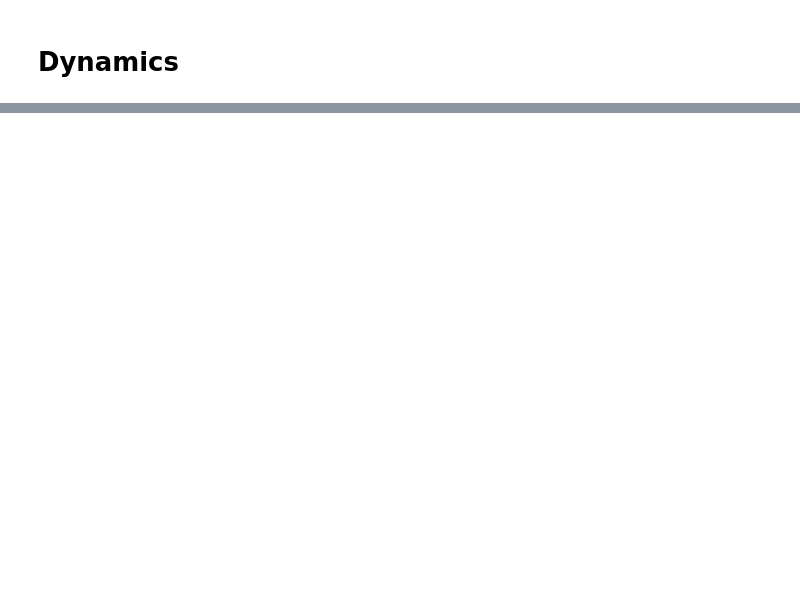
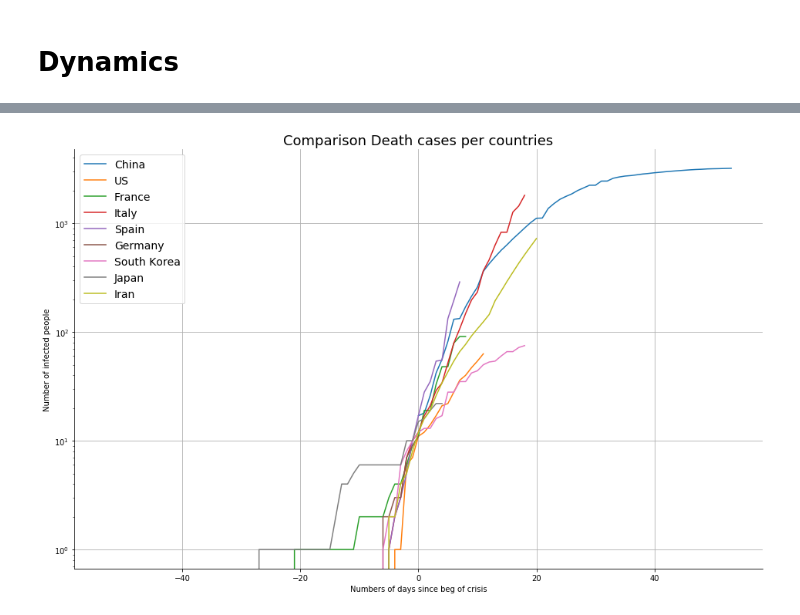
Before and after one commit to makiwara-fr/covid19-analyse, a Jupyter notebook: COVID_analyse.ipynb, the cells around one changed output, grey strips where cells are left out. Drawn from its saved outputs; the diff is of its cells as text; code cells hidden in the pictures; blank space fills up the shorter version.

```diff
--- a/COVID_analyse.ipynb
+++ b/COVID_analyse.ipynb
@@ -45,0 +47,19 @@ plt.show()
+# %%
+df_dynamics_vol = df_dataset[['country','death','age_death']]
+# %%
+df_dynamics_vol_t = df_dynamics_vol.pivot(index='age_death',columns='country',values='death')
+df_dynamics_vol_plot = df_dynamics_vol_t.loc[:,['China','US','France', 'Italy','Spain','Germany','South Korea', 'Japan', 'Iran']]
+# %%
+ax_vol=df_dynamics_vol_plot.plot(kind='line', figsize=(16,10))
+plt.title("Comparison Death cases per countries", fontsize=18)
+plt.xlabel("Numbers of days since beg of crisis")
+plt.ylabel("Number of infected people")
+plt.legend(fontsize=14)
+plt.grid()
+ax_vol.spines['top'].set_visible(False)
+ax_vol.spines['right'].set_visible(False)
+ax_vol.set_yscale('log')
+plt.savefig("save.png")
+plt.show()
+# %% [output]
+[figure, added]
```
Also changed, not shown: parts of 5 cells of this notebook, 3 other files.
